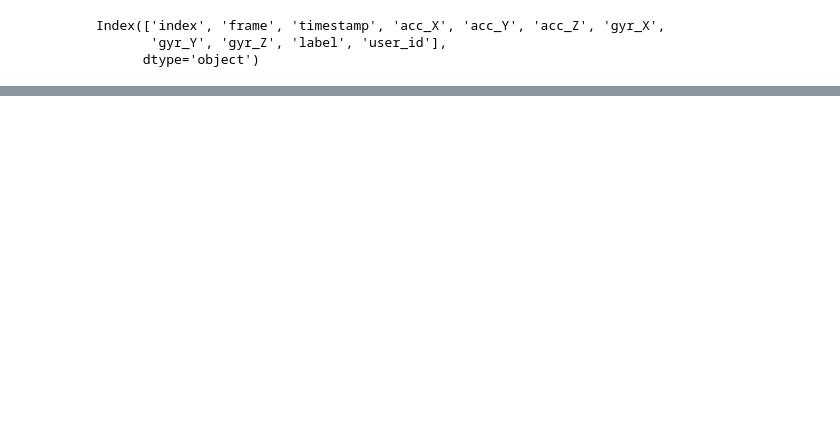
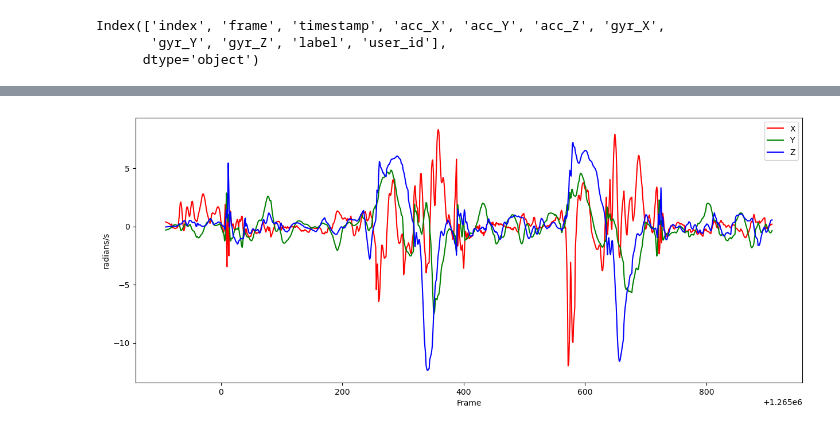
Before and after one commit to Djai284/smartwatch-activity-recognition, a Jupyter notebook: testing.ipynb, the cells around one changed output, grey strips where cells are left out. Saved outputs shown, nothing was run; the diff lists cells and outputs as text; code cells hidden in the pictures; blank space fills up the shorter version.

```diff
--- a/testing.ipynb
+++ b/testing.ipynb
@@ -216,0 +240,6 @@ Name: count, dtype: int64
+# %%
+import json
+with open('participant_ex_code_map.txt', 'rb') as f:
+    part_info = json.load(f)
+
+part_info['P51']
@@ -216,0 +300,2 @@ Name: count, dtype: int64
+# %%
+df = load_crossfit()
@@ -216,0 +330,37 @@ Name: count, dtype: int64
+# %%
+import matplotlib.pyplot as plt
+def plot_sensor_label(data, data_type,label, title='', filepath=None, size=(15, 6), overlay=True, seconds = 10):
+
+
+    data = data[(data['label'] == label) & (data.index < 100*seconds+min(data[data['label'] == label].index))]
+
+    data_t = data.index
+
+    if data_type == 'acc':
+        text = 'Accelerometer'
+        ylabel = 'm/s^2'
+
+    elif data_type == 'gyr':
+        text = 'Gyroscope'
+        ylabel = 'radians/s'
+
+    else:
+        raise Exception('The data_type argument, {}, is not valid. Must be acc, gyr, mag, or hr'.format(data_type))
+
+    fig, ax = plt.subplots(1, 1, figsize=size, sharex=True)
+
+    ax.plot(data_t, data.loc[:, f'{data_type}_X'], 'r-', label='X')
+    ax.plot(data_t, data.loc[:, f'{data_type}_Y'], 'g-', label='Y')
+    ax.plot(data_t, data.loc[:, f'{data_type}_Z'], 'b-', label='Z')
+    ax.set_ylabel(ylabel)
+    ax.set_xlabel('Frame')
+    plt.legend()
+
+    fig.suptitle(title, size=16)
+    if filepath is not None:
+        fig.savefig(filepath, bbox_inches='tight')
+    plt.show()
+# %%
+plot_sensor_label(df, 'gyr', 'burpees', seconds = 10)
+# %% [output]
+[figure, added]
```
Also changed, not shown: parts of 20 cells of this notebook, 4 other files.
